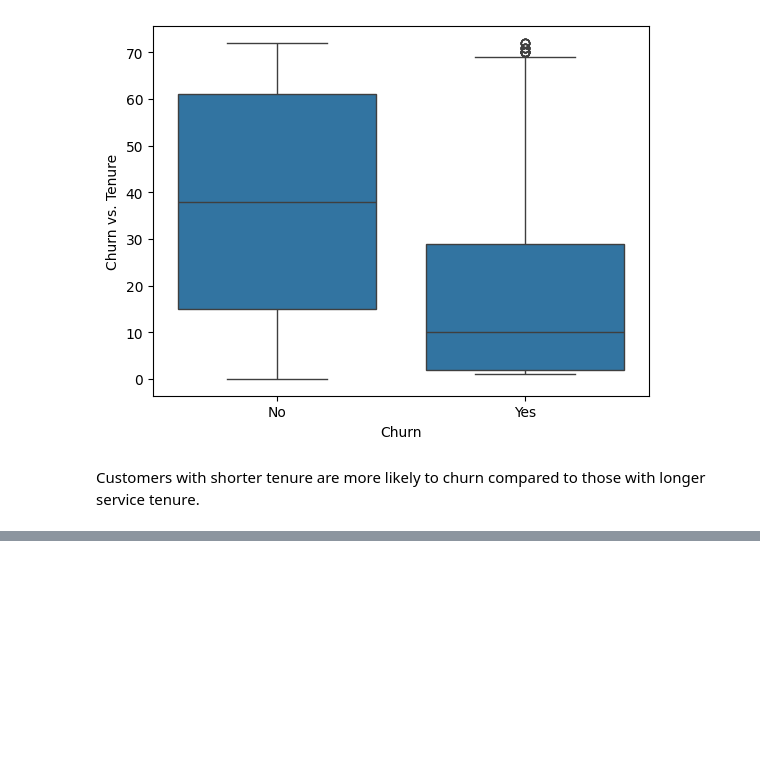
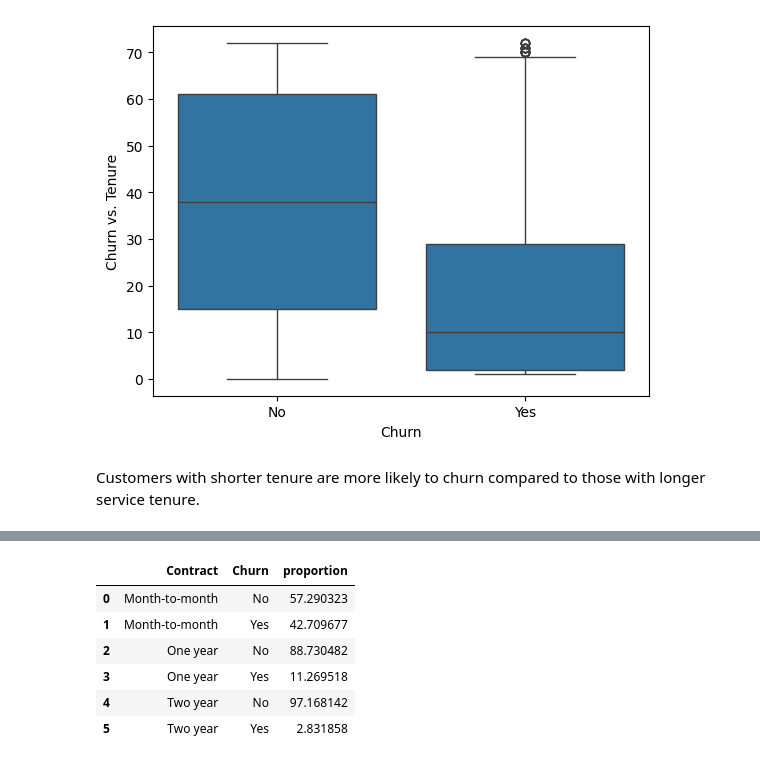
Before and after one commit to mut-rogers/customer_churn, a Jupyter notebook: churn.ipynb, the cells around one changed output, grey strips where cells are left out. Cells and saved outputs as stored; diff of their text form; code cells hidden in the pictures; blank space fills up the shorter version.

```diff
--- a/churn.ipynb
+++ b/churn.ipynb
@@ -448,0 +471,11 @@ Customers with shorter tenure are more likely to churn compared to those with lo
+# %%
+churn_rate = churn_rate.reset_index()
+churn_rate
+# %% [output]
+|  | Contract | Churn | proportion |
+| 0 | Month-to-month | No | 57.290323 |
+| 1 | Month-to-month | Yes | 42.709677 |
+| 2 | One year | No | 88.730482 |
+| 3 | One year | Yes | 11.269518 |
+| 4 | Two year | No | 97.168142 |
+| 5 | Two year | Yes | 2.831858 |
```
Also changed, not shown: parts of 11 cells of this notebook.
